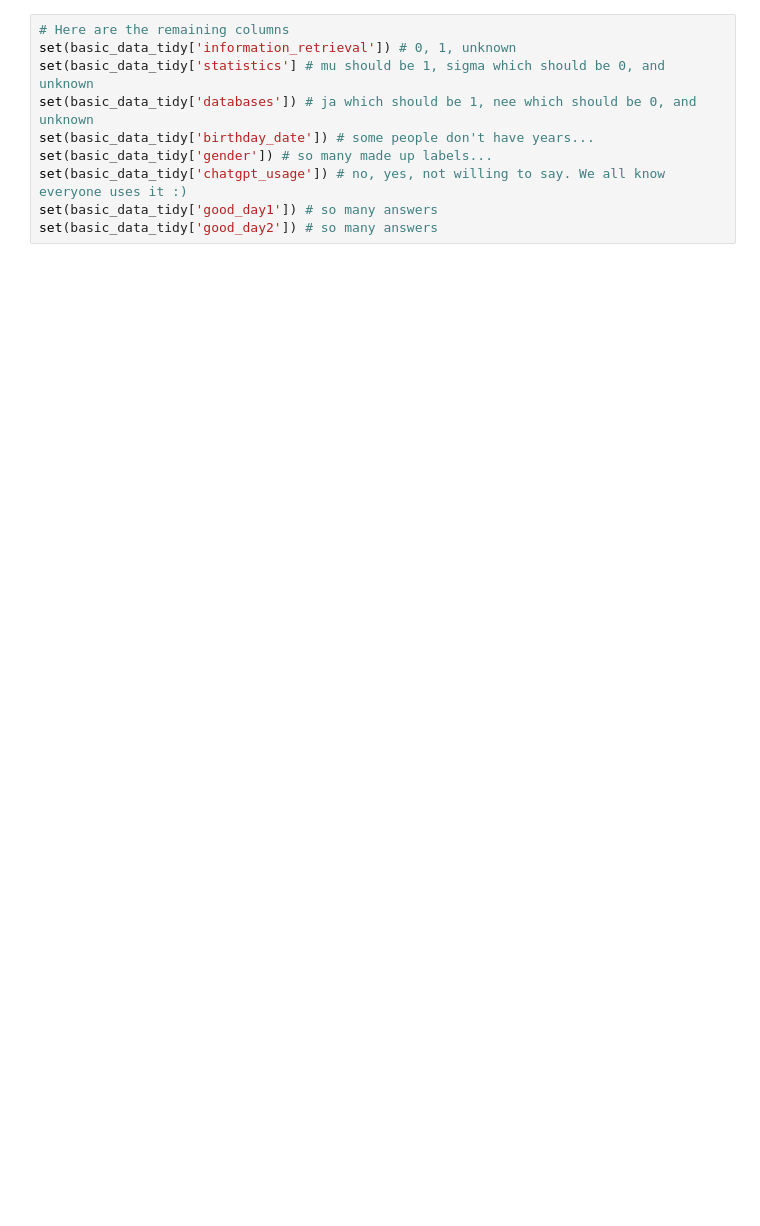
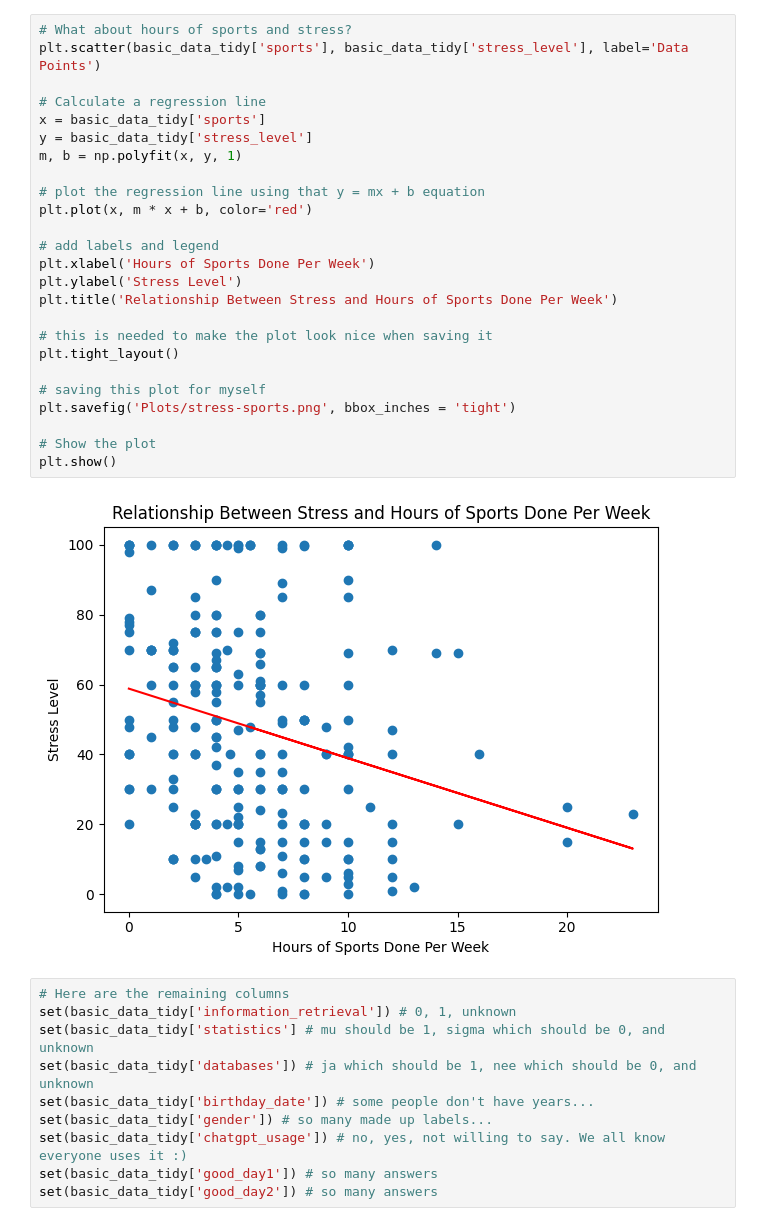
Before and after one commit to NaniHazbolatow/DataMiningTechniques, a Jupyter notebook: Group Assignment 1/code.ipynb, the cells around one changed output. Drawn from its saved outputs; the diff is of its cells as text; blank space fills up the shorter version.

```diff
--- a/Group Assignment 1/code.ipynb
+++ b/Group Assignment 1/code.ipynb
@@ -249,3 +368,30 @@ print(basic_data_tidy['hours_slept_yesterday'].sort_values())
+# %%
+# What about hours of sports and stress?
+plt.scatter(basic_data_tidy['sports'], basic_data_tidy['stress_level'], label='Data Points')
+
+# Calculate a regression line
+x = basic_data_tidy['sports']
+y = basic_data_tidy['stress_level']
+m, b = np.polyfit(x, y, 1)
+
+# plot the regression line using that y = mx + b equation
+plt.plot(x, m * x + b, color='red')
+
+# add labels and legend
+plt.xlabel('Hours of Sports Done Per Week')
+plt.ylabel('Stress Level')
+plt.title('Relationship Between Stress and Hours of Sports Done Per Week')
+
+# this is needed to make the plot look nice when saving it
+plt.tight_layout()
+
+# saving this plot for myself
+plt.savefig('Plots/stress-sports.png', bbox_inches = 'tight')
+
+# Show the plot
+plt.show()
+# %% [output]
+[figure, added]
 # %%
 # Here are the remaining columns
 set(basic_data_tidy['information_retrieval']) # 0, 1, unknown
```
Also changed, not shown: parts of 8 cells of this notebook, 1 other file.
